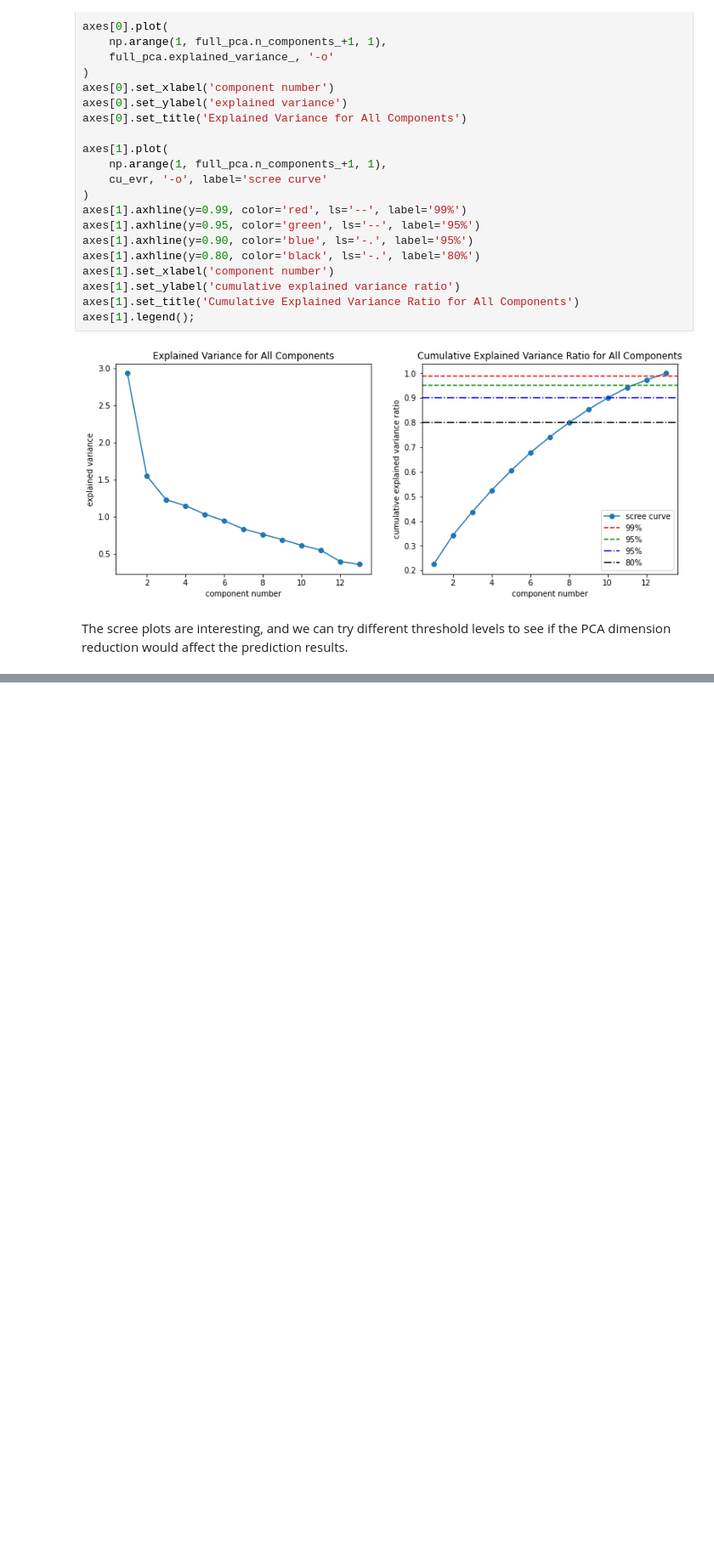
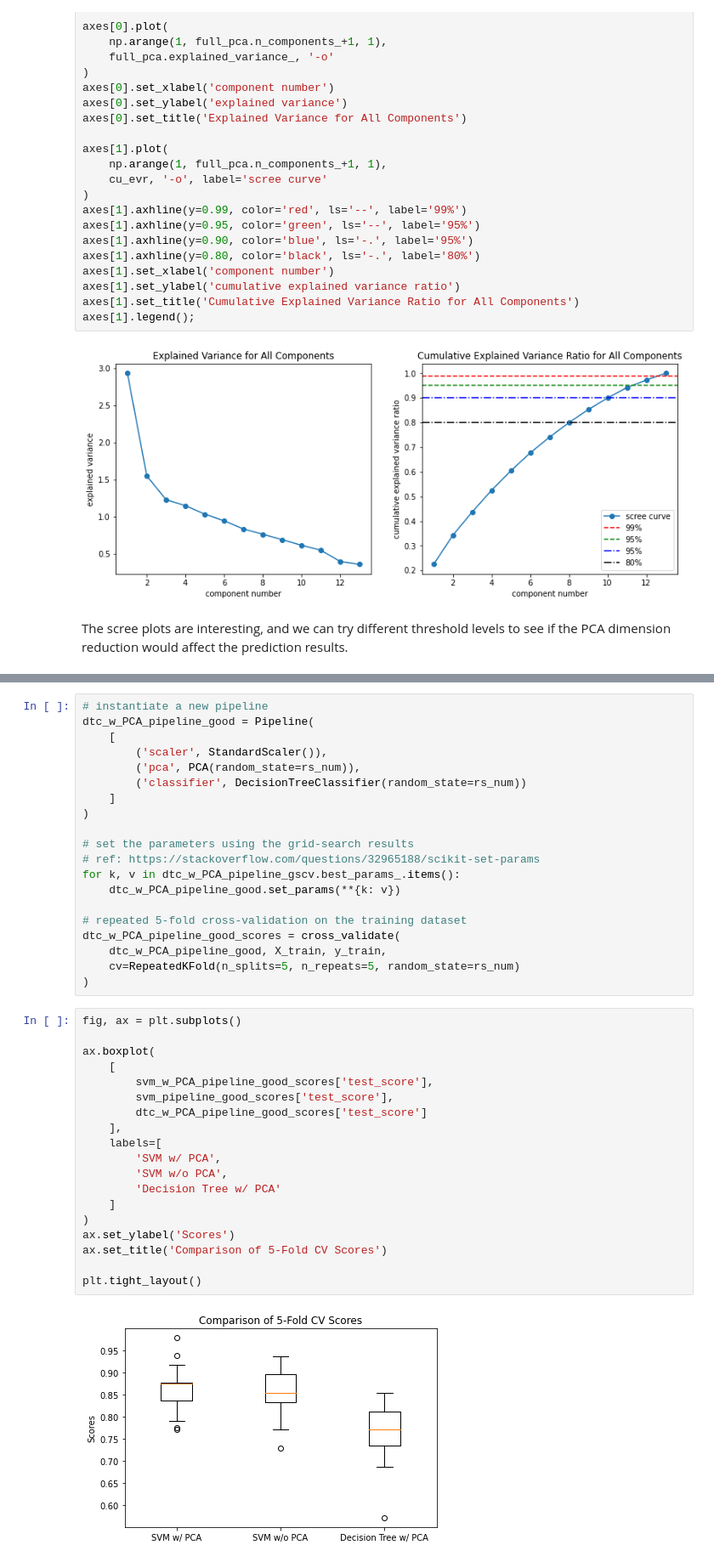
Before and after one commit to Chao8219/scikit_learn_showcase, a Jupyter notebook: jupyter_notebooks/PCA_with_classification.ipynb, the cells around one changed output, grey strips where cells are left out. Shown at 85% size. Cells and saved outputs as stored; diff of their text form; blank space fills up the shorter version.

Commit message:
decision tree with pca added

```diff
--- a/jupyter_notebooks/PCA_with_classification.ipynb
+++ b/jupyter_notebooks/PCA_with_classification.ipynb
@@ -396,0 +421,41 @@ plt.tight_layout()
+# %%
+# instantiate a new pipeline
+dtc_w_PCA_pipeline_good = Pipeline(
+    [
+        ('scaler', StandardScaler()),
+        ('pca', PCA(random_state=rs_num)),
+        ('classifier', DecisionTreeClassifier(random_state=rs_num))
+    ]
+)
+
+# set the parameters using the grid-search results
+# ref: https://stackoverflow.com/questions/32965188/scikit-set-params
+for k, v in dtc_w_PCA_pipeline_gscv.best_params_.items():
+    dtc_w_PCA_pipeline_good.set_params(**{k: v})
+
+# repeated 5-fold cross-validation on the training dataset
+dtc_w_PCA_pipeline_good_scores = cross_validate(
+    dtc_w_PCA_pipeline_good, X_train, y_train,
+    cv=RepeatedKFold(n_splits=5, n_repeats=5, random_state=rs_num)
+)
+# %%
+fig, ax = plt.subplots()
+
+ax.boxplot(
+    [
+        svm_w_PCA_pipeline_good_scores['test_score'],
+        svm_pipeline_good_scores['test_score'],
+        dtc_w_PCA_pipeline_good_scores['test_score']
+    ],
+    labels=[
+        'SVM w/ PCA',
+        'SVM w/o PCA',
+        'Decision Tree w/ PCA'
+    ]
+)
+ax.set_ylabel('Scores')
+ax.set_title('Comparison of 5-Fold CV Scores')
+
+plt.tight_layout()
+# %% [output]
+[figure, added]
```
Also changed, not shown: parts of 26 cells of this notebook.
